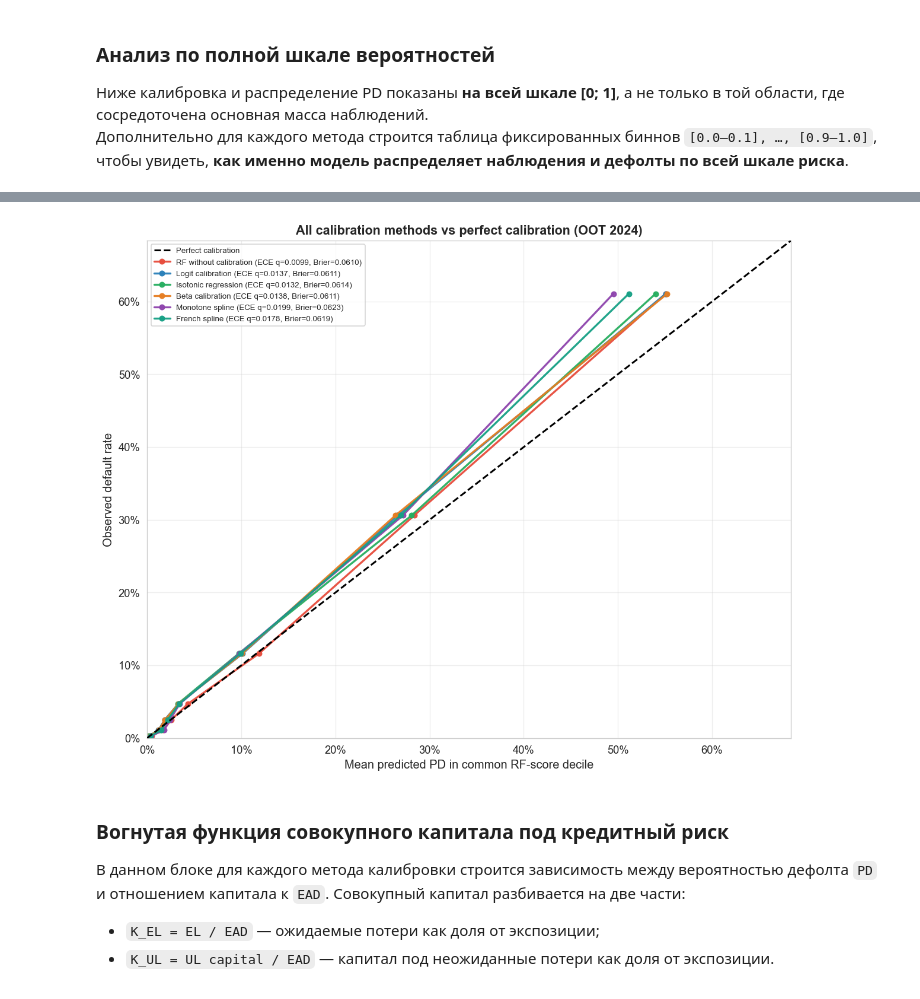
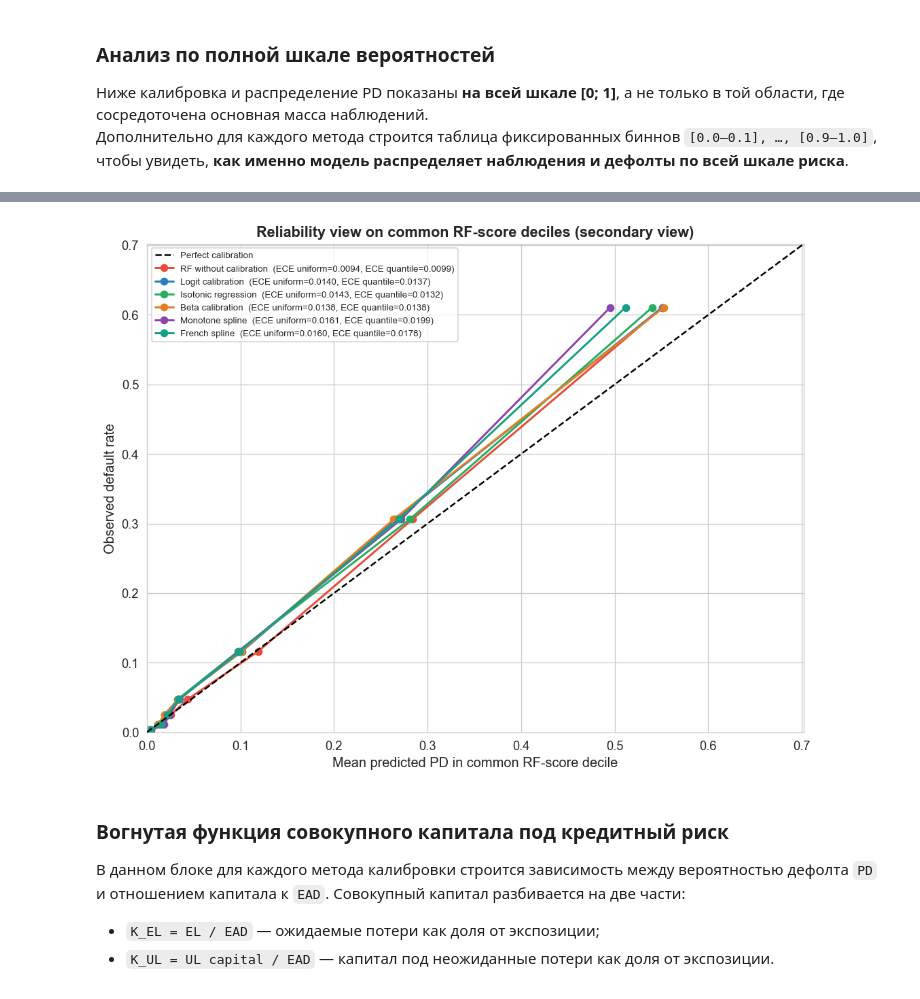
Before and after one commit to ddudenko275-boop/ColebrationTedo, a Jupyter notebook: notebooks/pd_calibration.ipynb, the cells around one changed output, grey strips where cells are left out. Drawn from its saved outputs; the diff is of its cells as text; code cells hidden in the pictures.

Commit message:
Revert "Restore calibration plots against perfect PD"
This reverts commit a7baa41891842cbc643cd386f68934820e30682f.

```diff
--- a/notebooks/pd_calibration.ipynb
+++ b/notebooks/pd_calibration.ipynb
@@ -2205,36 +2217,33 @@ RF without calibration
    (0.8, 0.9]    0   0.00  0.0000        0.0000         0       True
    (0.9, 1.0]    0   0.00  0.0000        0.0000         0       True
 # %%
-fig, ax = plt.subplots(figsize=(10, 8))
-ax.plot([0, axis_max], [0, axis_max], "k--", lw=1.8, label="Perfect calibration", zorder=5)
+fig, ax = plt.subplots(figsize=(9, 7))
+ax.plot([0, 1], [0, 1], "k--", lw=1.5, label="Perfect calibration", zorder=5)
 
-for i, (name, frame) in enumerate(common_bin_panel.groupby("method", sort=False)):
-    m = summary_metrics(y_test.values, all_methods[name])
-    label = f"{name} (ECE q={m['ece_quantile']:.4f}, Brier={m['brier_score']:.4f})"
-    ax.plot(
-        frame["avg_pd"],
-        frame["default_rate"],
-        "o-",
-        color=COLORS[i % len(COLORS)],
-        lw=2.0,
-        ms=5,
-        label=label,
-        alpha=0.95,
+for (name, probs), color in zip(all_methods.items(), COLORS):
+    curve_table = calibration_bin_table(
+        y_test.values,
+        probs,
+        n_bins=COMMON_RISK_BINS,
+        strategy="ordinal",
+        min_count=MIN_RELIABILITY_BIN_N,
+        sort_by=scores_test,
     )
+    m = summary_metrics(y_test.values, probs)
+    label = f"{name}  (ECE uniform={m['ece_uniform']:.4f}, ECE quantile={m['ece_quantile']:.4f})"
+    ax.plot(curve_table["avg_pd"], curve_table["default_rate"], "o-", color=color, lw=1.8, ms=6, label=label)
 
+axis_max = min(1.0, max(0.15, common_bin_panel["avg_pd"].max() * 1.15, common_bin_panel["default_rate"].max() * 1.15))
 ax.set_xlim(0, axis_max)
 ax.set_ylim(0, axis_max)
-ax.xaxis.set_major_formatter(PercentFormatter(1.0))
-ax.yaxis.set_major_formatter(PercentFormatter(1.0))
 ax.set_xlabel("Mean predicted PD in common RF-score decile", fontsize=12)
 ax.set_ylabel("Observed default rate", fontsize=12)
-ax.set_title("All calibration methods vs perfect calibration (OOT 2024)", fontsize=13, fontweight="bold")
-ax.grid(True, alpha=0.35)
-ax.legend(loc="upper left", fontsize=8, frameon=True)
+ax.set_title("Reliability view on common RF-score deciles (secondary view)", fontsize=13, fontweight="bold")
+ax.legend(loc="upper left", fontsize=8)
 plt.tight_layout()
 plt.show()
 # %% [output]
-[figure, old version]
+[figure, new version]
 # %% [markdown]
 ### Вогнутая функция совокупного капитала под кредитный риск
 
```
Also changed, not shown: parts of 3 cells of this notebook.
